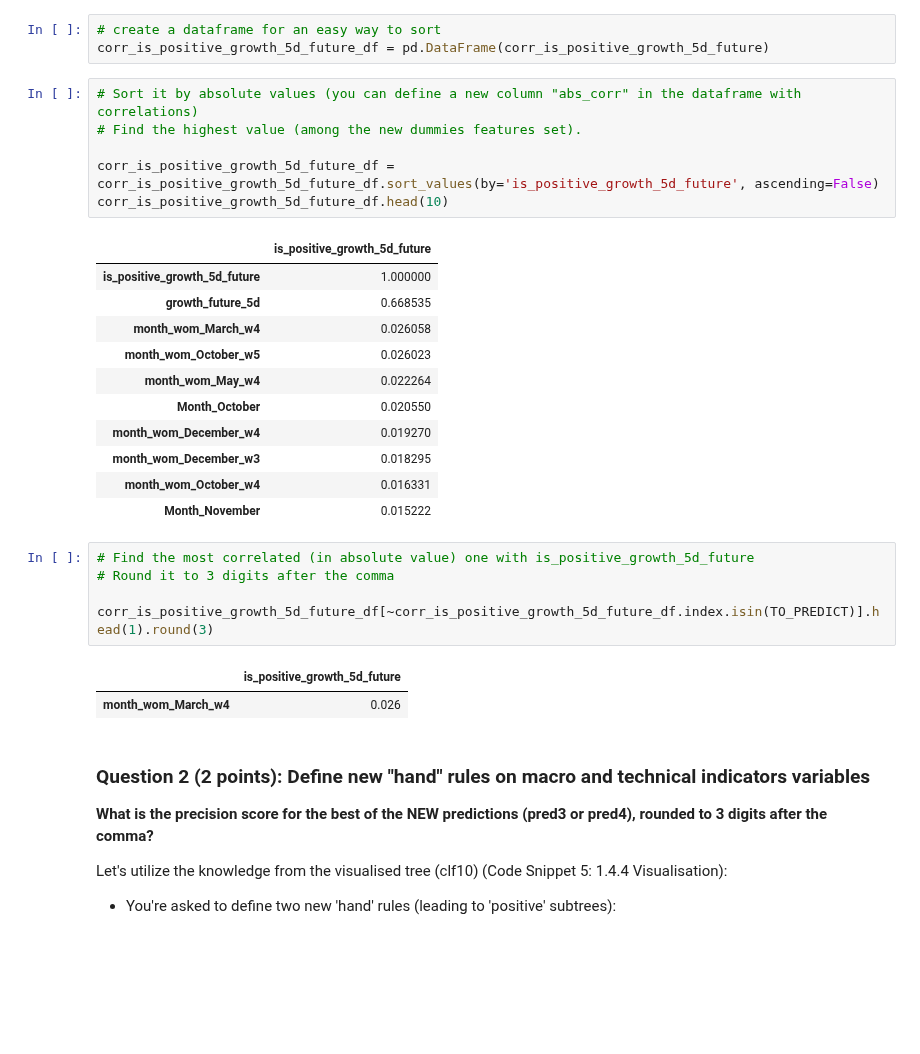
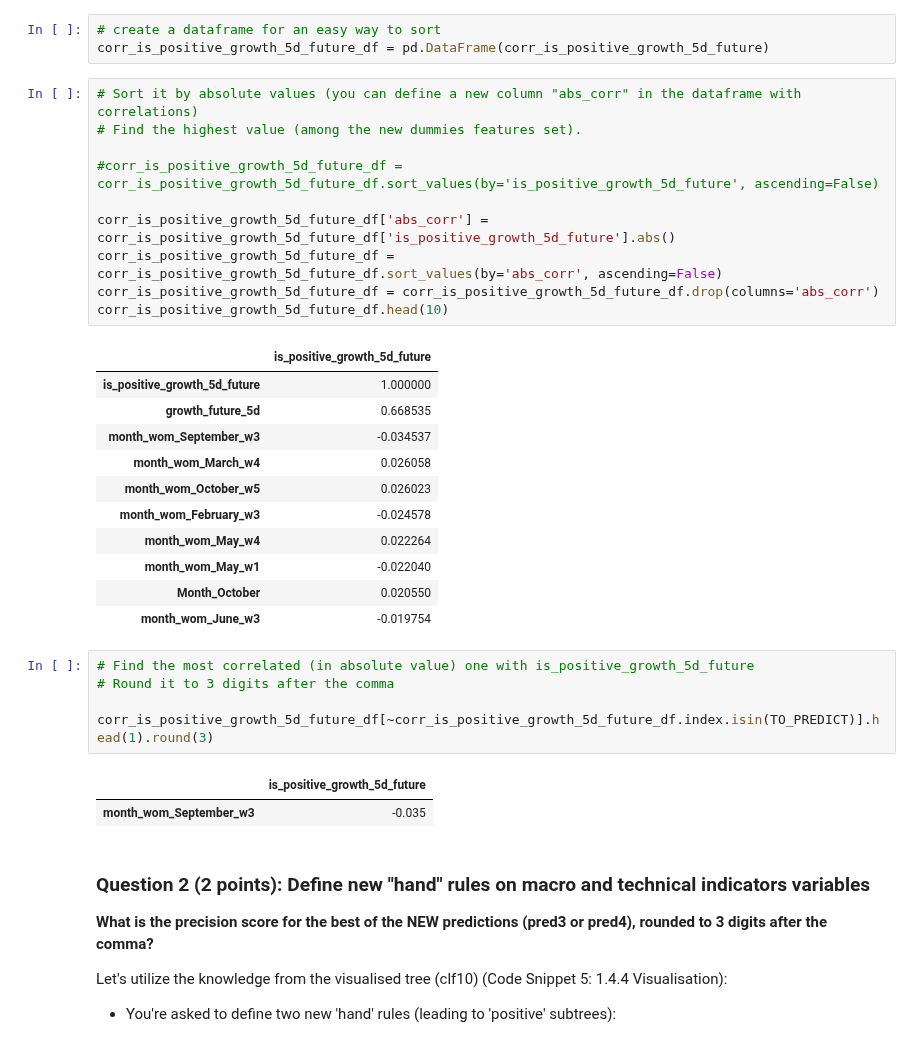
Before and after one commit to mary435/stock-markets-analytics, a Jupyter notebook: 03/hw_03.ipynb, the cells around one changed output. Saved outputs shown, nothing was run; the diff lists cells and outputs as text; blank space fills up the shorter version.

```diff
--- a/03/hw_03.ipynb
+++ b/03/hw_03.ipynb
@@ -309,21 +315,25 @@ corr_is_positive_growth_5d_future_df = pd.DataFrame(corr_is_positive_growth_5d_f
 # %%
 # Sort it by absolute values (you can define a new column "abs_corr" in the dataframe with correlations)
 # Find the highest value (among the new dummies features set).
 
-corr_is_positive_growth_5d_future_df = corr_is_positive_growth_5d_future_df.sort_values(by='is_positive_growth_5d_future', ascending=False)
+#corr_is_positive_growth_5d_future_df = corr_is_positive_growth_5d_future_df.sort_values(by='is_positive_growth_5d_future', ascending=False)
+
+corr_is_positive_growth_5d_future_df['abs_corr'] = corr_is_positive_growth_5d_future_df['is_positive_growth_5d_future'].abs()
+corr_is_positive_growth_5d_future_df = corr_is_positive_growth_5d_future_df.sort_values(by='abs_corr', ascending=False)
+corr_is_positive_growth_5d_future_df = corr_is_positive_growth_5d_future_df.drop(columns='abs_corr')
 corr_is_positive_growth_5d_future_df.head(10)
 # %% [output]
 |  | is_positive_growth_5d_future |
 | is_positive_growth_5d_future | 1.000000 |
 | growth_future_5d | 0.668535 |
+| month_wom_September_w3 | -0.034537 |
 | month_wom_March_w4 | 0.026058 |
 | month_wom_October_w5 | 0.026023 |
+| month_wom_February_w3 | -0.024578 |
 | month_wom_May_w4 | 0.022264 |
+| month_wom_May_w1 | -0.022040 |
 | Month_October | 0.020550 |
-| month_wom_December_w4 | 0.019270 |
-| month_wom_December_w3 | 0.018295 |
-| month_wom_October_w4 | 0.016331 |
-| Month_November | 0.015222 |
+| month_wom_June_w3 | -0.019754 |
 # %%
 # Find the most correlated (in absolute value) one with is_positive_growth_5d_future
 # Round it to 3 digits after the comma
@@ -331,7 +341,7 @@ corr_is_positive_growth_5d_future_df.head(10)
 corr_is_positive_growth_5d_future_df[~corr_is_positive_growth_5d_future_df.index.isin(TO_PREDICT)].head(1).round(3)
 # %% [output]
 |  | is_positive_growth_5d_future |
-| month_wom_March_w4 | 0.026 |
+| month_wom_September_w3 | -0.035 |
 # %% [markdown]
 ### Question 2 (2 points): Define new "hand" rules on macro and technical indicators variables
 
```
Also changed, not shown: parts of 14 cells of this notebook.
